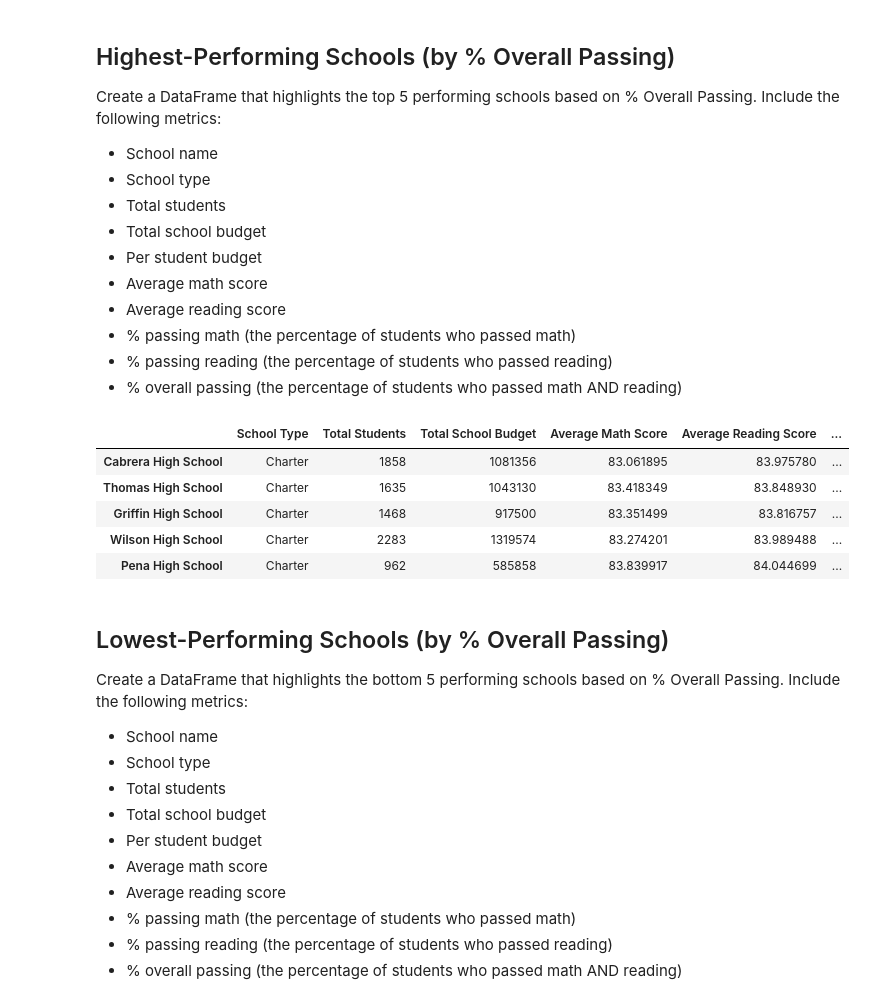
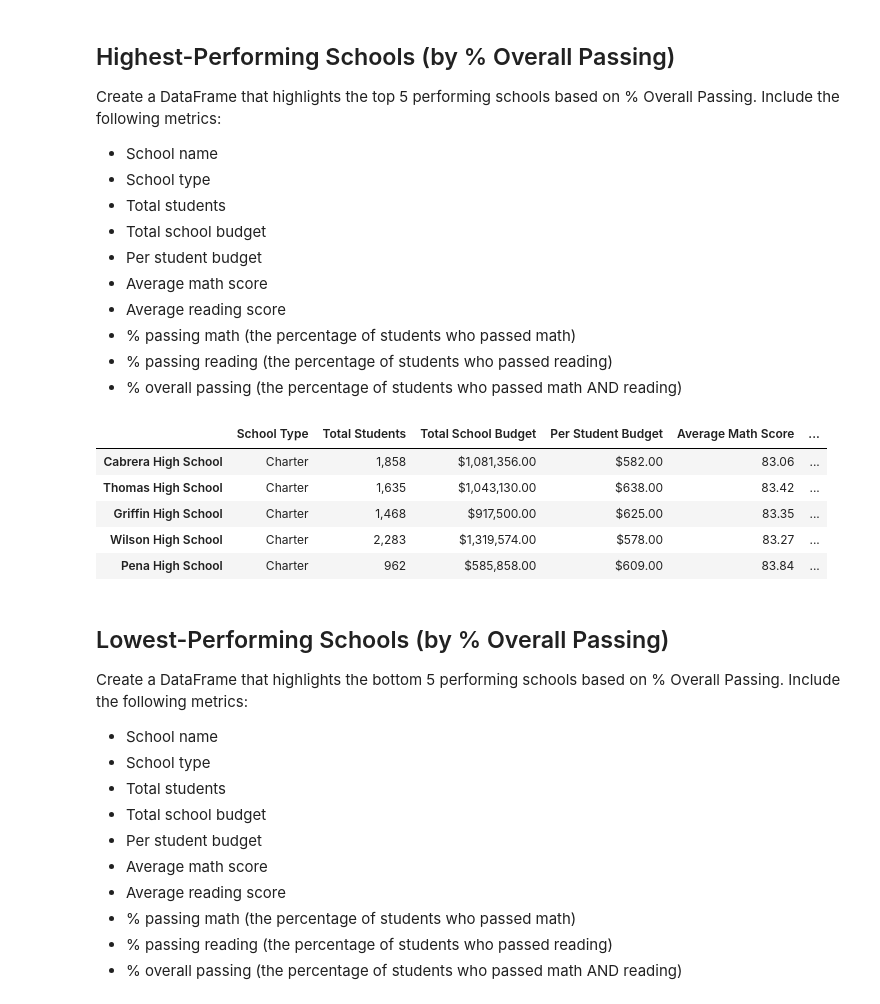
Before and after one commit to mbruns13/pandas-challenge, a Jupyter notebook: PyCitySchools/PyCitySchools.ipynb, the cells around one changed output. Drawn from its saved outputs; the diff is of its cells as text; code cells hidden in the pictures.

```diff
--- a/PyCitySchools/PyCitySchools.ipynb
+++ b/PyCitySchools/PyCitySchools.ipynb
@@ -184,15 +189,26 @@ Create a DataFrame that highlights the top 5 performing schools based on % Overa
 # %%
 #high_sorted_school_summary_df = school_summary_df.sort_values('% Overall Passing', ascending=False).head(5)
 high_sorted_school_summary_df = school_summary_df.sort_values('% Overall Passing', ascending=False).iloc[:5,:]
-
-high_sorted_school_summary_df.head(10)
+high_sorted_school_summary_df = high_sorted_school_summary_df[["School Type", "Total Students", "Total School Budget", "Per Student Budget", "Average Math Score","Average Reading Score", "% Passing Math", "% Passing Reading", "% Overall Passing"]]
-# %% [output]
-|  | School Type | Total Students | Total School Budget | Average Math Score | Average Reading Score | ... |
-| Cabrera High School | Charter | 1858 | 1081356 | 83.061895 | 83.975780 | ... |
-| Thomas High School | Charter | 1635 | 1043130 | 83.418349 | 83.848930 | ... |
-| Griffin High School | Charter | 1468 | 917500 | 83.351499 | 83.816757 | ... |
-| Wilson High School | Charter | 2283 | 1319574 | 83.274201 | 83.989488 | ... |
-| Pena High School | Charter | 962 | 585858 | 83.839917 | 84.044699 | ... |
+# %%
+# formatting values
+high_sorted_school_summary_df["Total Students"] = high_sorted_school_summary_df["Total Students"].map("{:,.0f}".format)
+high_sorted_school_summary_df["Total School Budget"] = high_sorted_school_summary_df["Total School Budget"].map("${:,.2f}".format)
+high_sorted_school_summary_df["Per Student Budget"] = high_sorted_school_summary_df["Per Student Budget"].map("${:,.2f}".format)
+high_sorted_school_summary_df["Average Math Score"] = high_sorted_school_summary_df["Average Math Score"].map("{:,.2f}".format)
+high_sorted_school_summary_df["Average Reading Score"] = high_sorted_school_summary_df["Average Reading Score"].map("{:,.2f}".format)
+high_sorted_school_summary_df["% Passing Math"] = high_sorted_school_summary_df["% Passing Math"].map("{:.2f}%".format)
+high_sorted_school_summary_df["% Passing Reading"] = high_sorted_school_summary_df["% Passing Reading"].map("{:.2f}%".format)
+high_sorted_school_summary_df["% Overall Passing"] = high_sorted_school_summary_df["% Overall Passing"].map("{:.2f}%".format)
+# %%
+high_sorted_school_summary_df
+# %% [output]
+|  | School Type | Total Students | Total School Budget | Per Student Budget | Average Math Score | ... |
+| Cabrera High School | Charter | 1,858 | $1,081,356.00 | $582.00 | 83.06 | ... |
+| Thomas High School | Charter | 1,635 | $1,043,130.00 | $638.00 | 83.42 | ... |
+| Griffin High School | Charter | 1,468 | $917,500.00 | $625.00 | 83.35 | ... |
+| Wilson High School | Charter | 2,283 | $1,319,574.00 | $578.00 | 83.27 | ... |
+| Pena High School | Charter | 962 | $585,858.00 | $609.00 | 83.84 | ... |
 # %% [markdown]
 ## Lowest-Performing Schools (by % Overall Passing)
 
```
Also changed, not shown: parts of 20 cells of this notebook, 1 other file.
